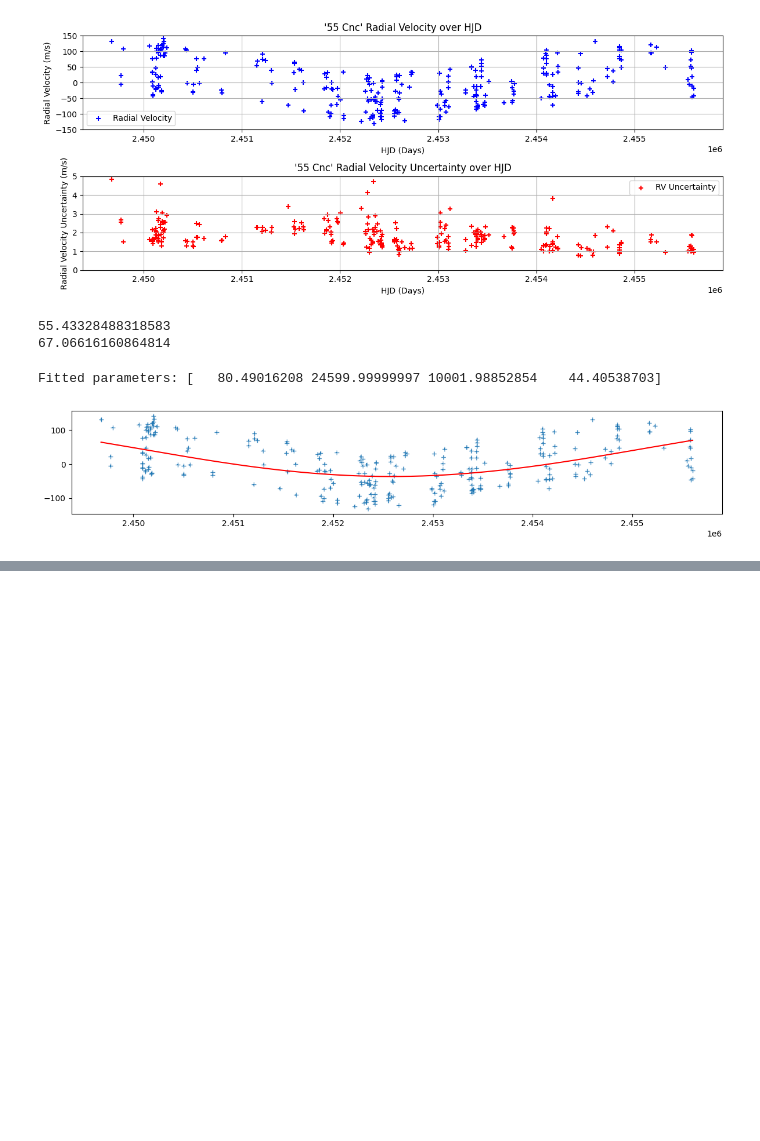
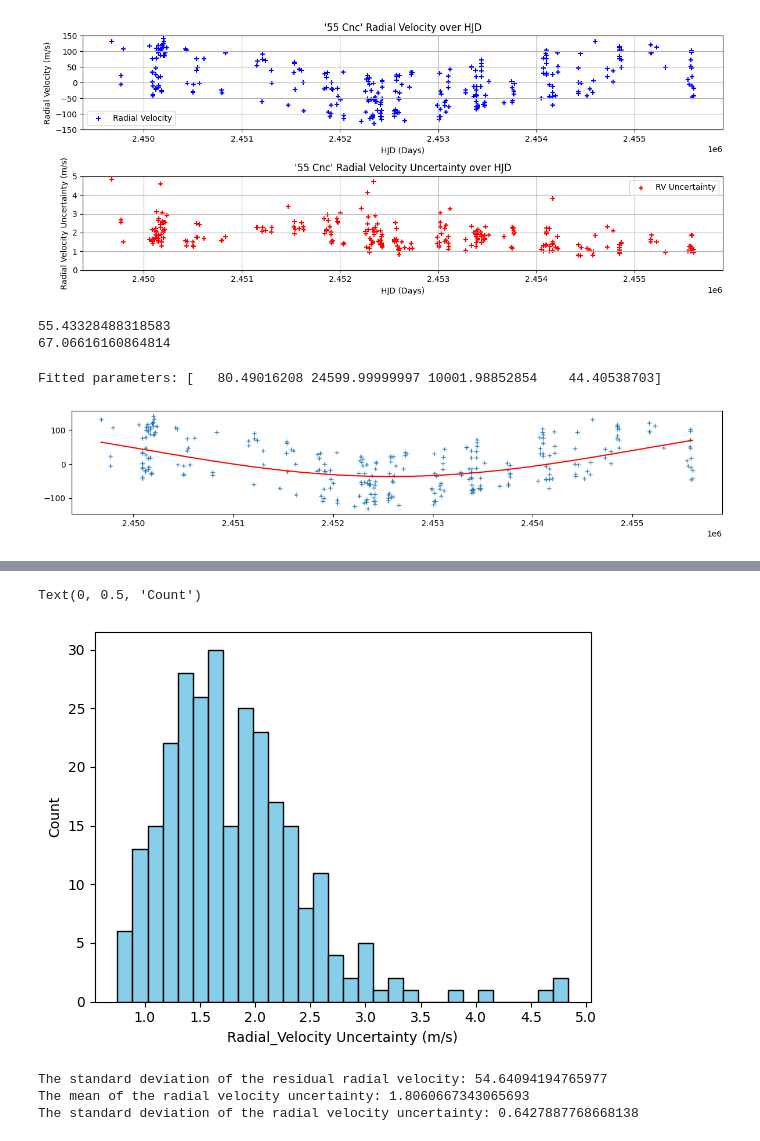
Before and after one commit to jwmckeown007/astr19groupf, a Jupyter notebook: fifty_five_cnc_data_errorbarnew.ipynb, the cells around one changed output, grey strips where cells are left out. Cells and saved outputs as stored; diff of their text form; code cells hidden in the pictures; blank space fills up the shorter version.

```diff
--- a/fifty_five_cnc_data_errorbarnew.ipynb
+++ b/fifty_five_cnc_data_errorbarnew.ipynb
@@ -167,0 +202,18 @@ Fitted parameters: [   80.49016208 24599.99999997 10001.98852854    44.40538703]
+# %%
+# Plot a histogram of the radial velocity uncertainty for comparison with residuals
+bins = 30
+plt.hist(global_data_unpack[2], bins=bins, edgecolor='black', color='skyblue')
+plt.xlabel('Radial_Velocity Uncertainty (m/s)')
+plt.ylabel('Count')
+# %% [output]
+Text(0, 0.5, 'Count')
+[figure, added]
+# %%
+# Task 4: Compare the scatter in the residuals with the uncertainties
+print(f"The standard deviation of the residual radial velocity: {np.std(data_residuals)}")
+print(f"The mean of the radial velocity uncertainty: {np.mean(global_data_unpack[2])}")
+print(f"The standard deviation of the radial velocity uncertainty: {np.std(global_data_unpack[2])}")
+# %% [output]
+The standard deviation of the residual radial velocity: 54.64094194765977
+The mean of the radial velocity uncertainty: 1.8060667343065693
+The standard deviation of the radial velocity uncertainty: 0.6427887768668138
```
Also changed, not shown: parts of 4 cells of this notebook.
